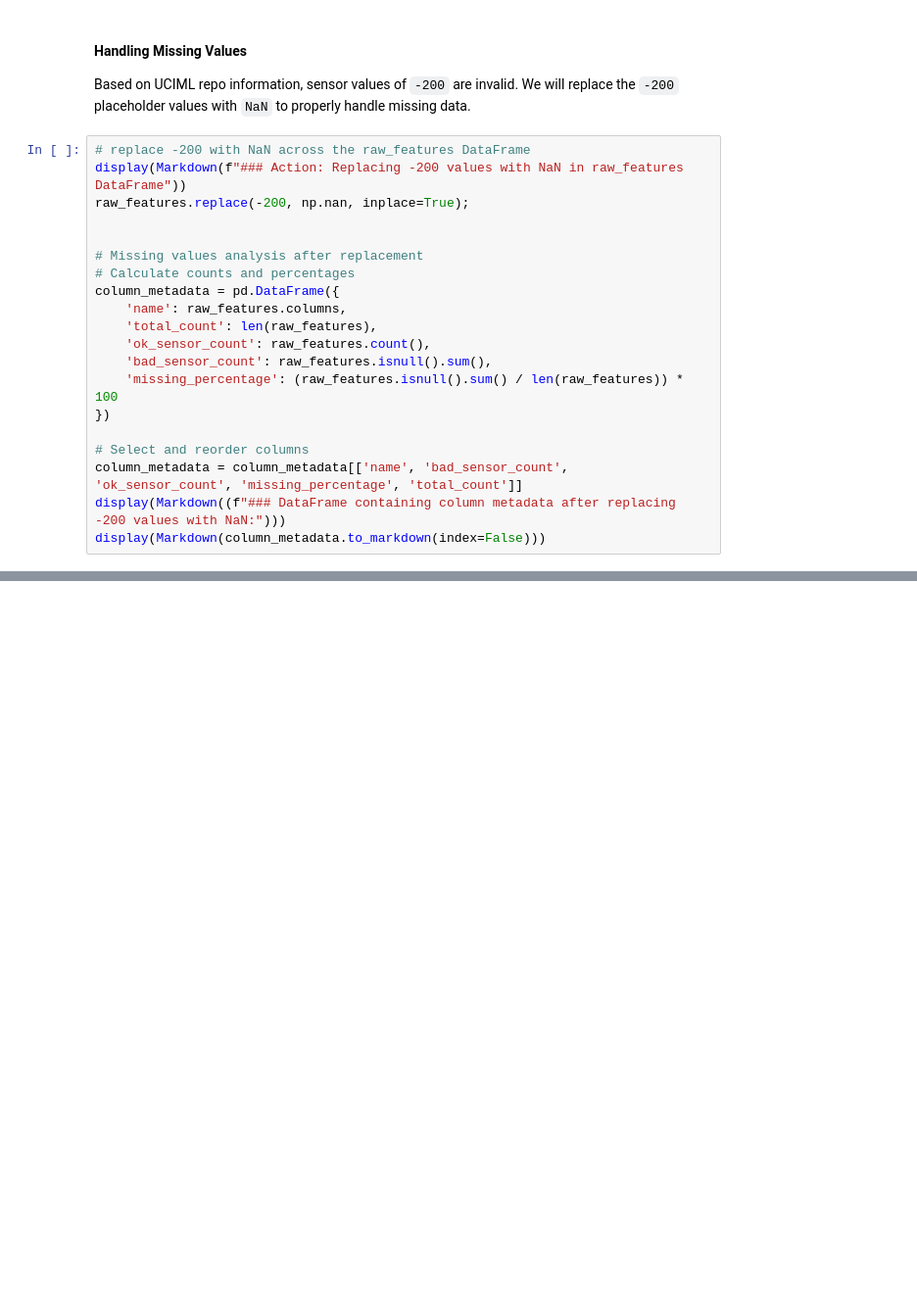
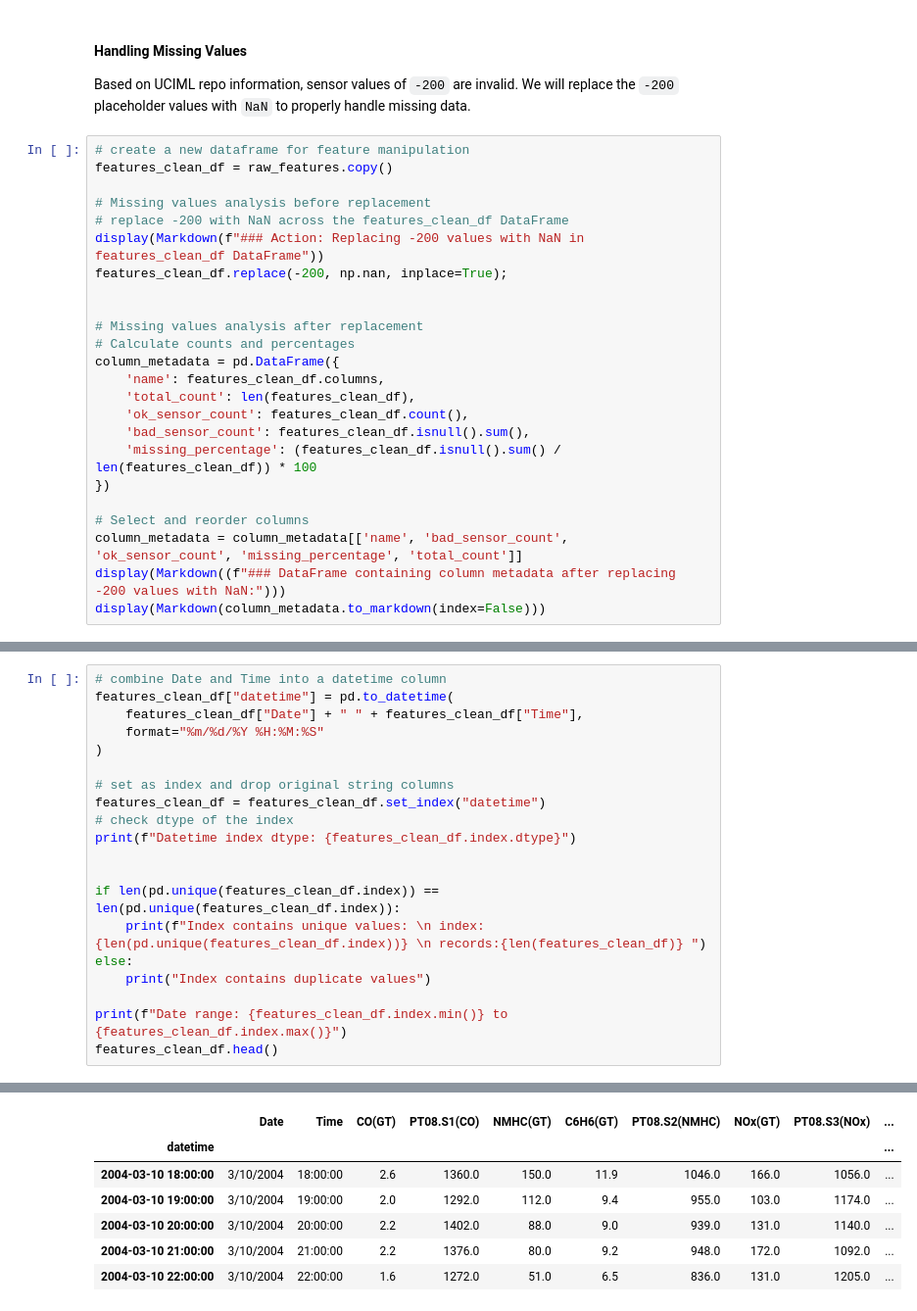
Before and after one commit to ykim68ncstate/ST-554-Project1, a Jupyter notebook: Task2/Project_1_Task_2_David_Pressley.ipynb, the cells around one changed output, grey strips where cells are left out. Shown at 98% size. Saved outputs shown, nothing was run; the diff lists cells and outputs as text; blank space fills up the shorter version.

Commit message:
updates to data cleaning, datetime transformation, removal of NaN, creation of analysis ready dataframe:

```diff
--- a/Task2/Project_1_Task_2_David_Pressley.ipynb
+++ b/Task2/Project_1_Task_2_David_Pressley.ipynb
@@ -215,19 +215,23 @@ Data cleaning will be performed on the full dataset before narrowing down featur
 
 Based on UCIML repo information, sensor values of `-200` are invalid. We will replace the `-200` placeholder values with `NaN` to properly handle missing data.
 # %%
-# replace -200 with NaN across the raw_features DataFrame
-display(Markdown(f"### Action: Replacing -200 values with NaN in raw_features DataFrame"))
-raw_features.replace(-200, np.nan, inplace=True);
+# create a new dataframe for feature manipulation
+features_clean_df = raw_features.copy()
+
+# Missing values analysis before replacement
+# replace -200 with NaN across the features_clean_df DataFrame
+display(Markdown(f"### Action: Replacing -200 values with NaN in features_clean_df DataFrame"))
+features_clean_df.replace(-200, np.nan, inplace=True);
 
 
 # Missing values analysis after replacement
 # Calculate counts and percentages
 column_metadata = pd.DataFrame({
-    'name': raw_features.columns,
-    'total_count': len(raw_features),
-    'ok_sensor_count': raw_features.count(),
-    'bad_sensor_count': raw_features.isnull().sum(),
-    'missing_percentage': (raw_features.isnull().sum() / len(raw_features)) * 100
+    'name': features_clean_df.columns,
+    'total_count': len(features_clean_df),
+    'ok_sensor_count': features_clean_df.count(),
+    'bad_sensor_count': features_clean_df.isnull().sum(),
+    'missing_percentage': (features_clean_df.isnull().sum() / len(features_clean_df)) * 100
 })
 
 # Select and reorder columns
@@ -271,0 +267,21 @@ Per project requirements we will include:
+# %%
+# combine Date and Time into a datetime column
+features_clean_df["datetime"] = pd.to_datetime(
+    features_clean_df["Date"] + " " + features_clean_df["Time"],
+    format="%m/%d/%Y %H:%M:%S"
+)
+
+# set as index and drop original string columns
+features_clean_df = features_clean_df.set_index("datetime")
+# check dtype of the index
+print(f"Datetime index dtype: {features_clean_df.index.dtype}")
+
+
+if len(pd.unique(features_clean_df.index)) == len(pd.unique(features_clean_df.index)):
+    print(f"Index contains unique values: \n index: {len(pd.unique(features_clean_df.index))} \n records:{len(features_clean_df)} ")
+else:
+    print("Index contains duplicate values")
+
+print(f"Date range: {features_clean_df.index.min()} to {features_clean_df.index.max()}")
+features_clean_df.head()
+# %% [output]
@@ -271,0 +293,7 @@ Per project requirements we will include:
+|  | Date | Time | CO(GT) | PT08.S1(CO) | NMHC(GT) | C6H6(GT) | PT08.S2(NMHC) | NOx(GT) | PT08.S3(NOx) | ... |
+| datetime |  |  |  |  |  |  |  |  |  | ... |
+| 2004-03-10 18:00:00 | 3/10/2004 | 18:00:00 | 2.6 | 1360.0 | 150.0 | 11.9 | 1046.0 | 166.0 | 1056.0 | ... |
+| 2004-03-10 19:00:00 | 3/10/2004 | 19:00:00 | 2.0 | 1292.0 | 112.0 | 9.4 | 955.0 | 103.0 | 1174.0 | ... |
+| 2004-03-10 20:00:00 | 3/10/2004 | 20:00:00 | 2.2 | 1402.0 | 88.0 | 9.0 | 939.0 | 131.0 | 1140.0 | ... |
+| 2004-03-10 21:00:00 | 3/10/2004 | 21:00:00 | 2.2 | 1376.0 | 80.0 | 9.2 | 948.0 | 172.0 | 1092.0 | ... |
+| 2004-03-10 22:00:00 | 3/10/2004 | 22:00:00 | 1.6 | 1272.0 | 51.0 | 6.5 | 836.0 | 131.0 | 1205.0 | ... |
```
Also changed, not shown: parts of 12 cells of this notebook.
